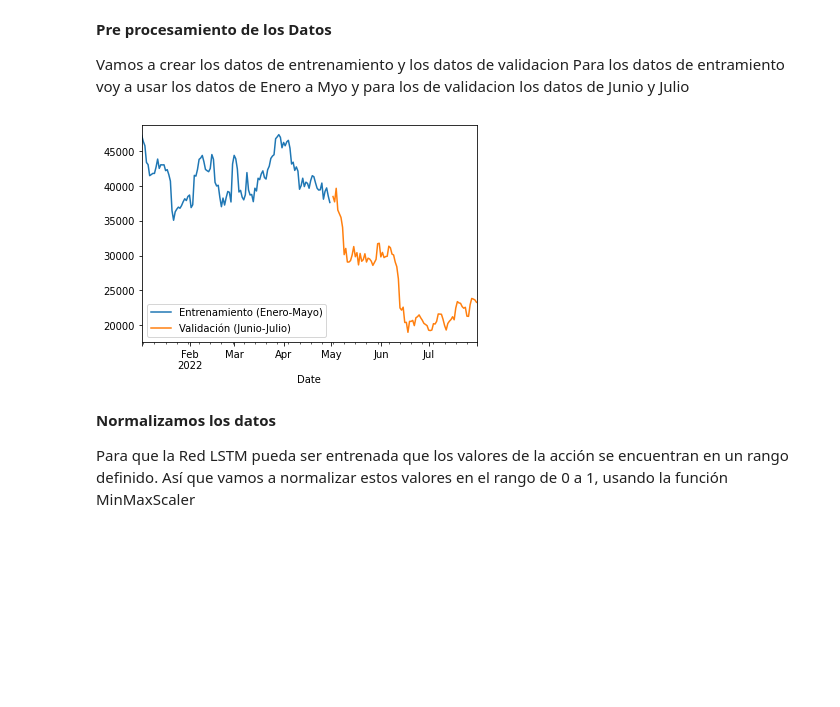
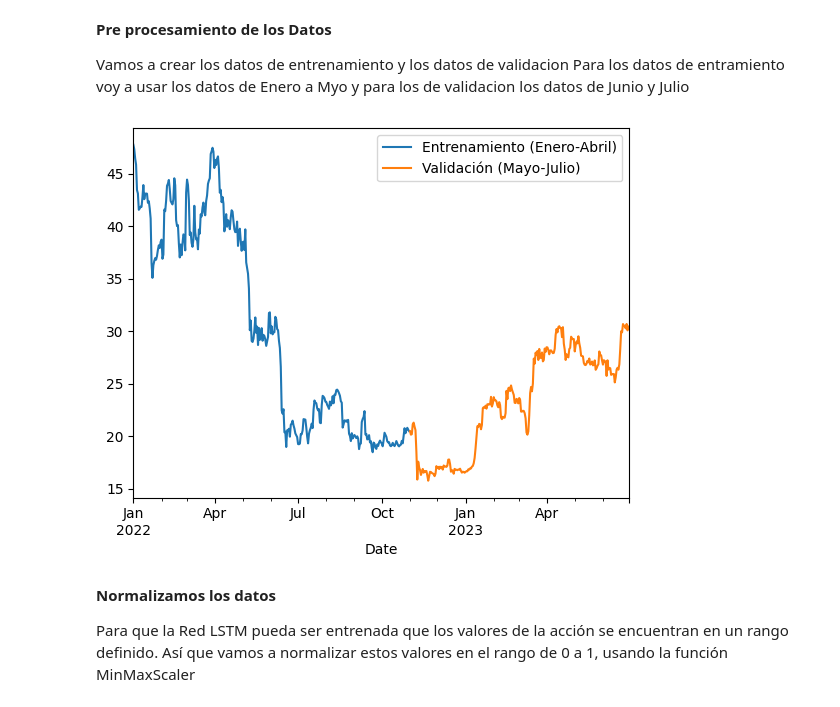
Before and after one commit to JeanCa007/IA, a Jupyter notebook: LSTM Demo/Demo_LSTM.ipynb, the cells around one changed output. Drawn from its saved outputs; the diff is of its cells as text; code cells hidden in the pictures; blank space fills up the shorter version.

```diff
--- a/LSTM Demo/Demo_LSTM.ipynb
+++ b/LSTM Demo/Demo_LSTM.ipynb
@@ -39,19 +39,23 @@ Grafico del valor del BTC hasta Julio del 2022
 Vamos a  crear los datos de entrenamiento y los datos de validacion
 Para los datos de entramiento voy a usar los datos de Enero a Myo y para los de validacion los datos de Junio y Julio
 # %%
-dataset = pd.DataFrame(dataset)
+# Ordena el DataFrame por la columna 'Date'
+dataset = dataset.sort_values(by='Date')
 
-dataset['Price'] =[float(str(i).replace(",", "")) for i in dataset['Price'] ]
+# Convierte la columna 'Price' a tipo float y maneja comas si es necesario
+dataset['Price'] = dataset['Price'].str.replace(',', '').astype(float)
 
-set_entrenamiento= dataset.loc['2022-01-01':'2022-04-30'].iloc[:,0:1]
-set_validacion = dataset.loc['2022-05-01':'2022-07-31'].iloc[:,0:1]
+# Realiza el slicing basado en fechas ahora que el índice está ordenado
+set_entrenamiento = dataset.loc['2022-01-01':'2022-10-31'].iloc[:, 0:1]
+set_validacion = dataset.loc['2022-11-01':'2023-06-30'].iloc[:, 0:1]
 
+# Grafica los datos
 set_entrenamiento['Price'].plot(legend=True)
 set_validacion['Price'].plot(legend=True)
-plt.legend(['Entrenamiento (Enero-Mayo)', 'Validación (Junio-Julio)'])
+plt.legend(['Entrenamiento (Enero-Abril)', 'Validación (Mayo-Julio)'])
 plt.show()
 # %% [output]
-[figure, old version]
+[figure, new version]
 # %% [markdown]
 **Normalizamos los datos**
 
```
Also changed, not shown: parts of 5 cells of this notebook, 1 other file.
